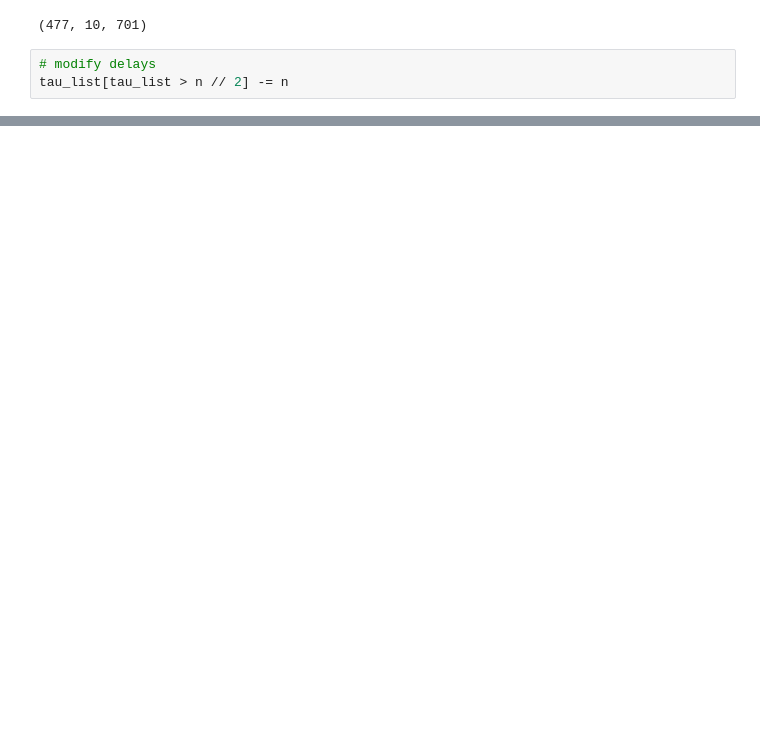
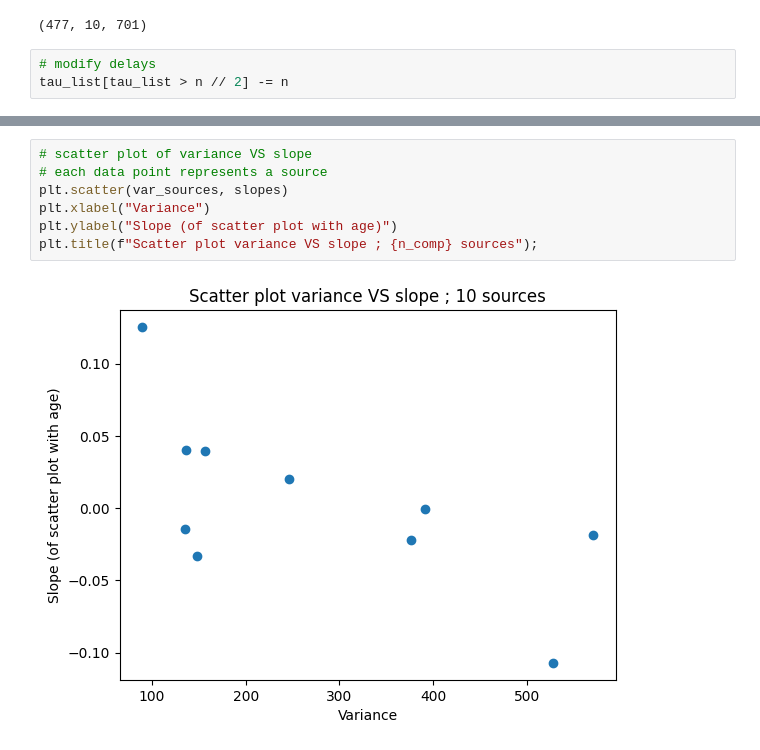
Before and after one commit to AmbroiseHeurtebise/internship_m2, a Jupyter notebook: mlsp_plots/plot_estimated_delays.ipynb, the cells around one changed output, grey strips where cells are left out. Drawn from its saved outputs; the diff is of its cells as text; blank space fills up the shorter version.

```diff
--- a/mlsp_plots/plot_estimated_delays.ipynb
+++ b/mlsp_plots/plot_estimated_delays.ipynb
@@ -154,0 +166,9 @@ sources variance :  [222.71556593 151.7193149  171.83355968 220.5827389  512.501
+# %%
+# scatter plot of variance VS slope
+# each data point represents a source
+plt.scatter(var_sources, slopes)
+plt.xlabel("Variance")
+plt.ylabel("Slope (of scatter plot with age)")
+plt.title(f"Scatter plot variance VS slope ; {n_comp} sources");
+# %% [output]
+[figure, added]
```
Also changed, not shown: parts of 10 cells of this notebook.
